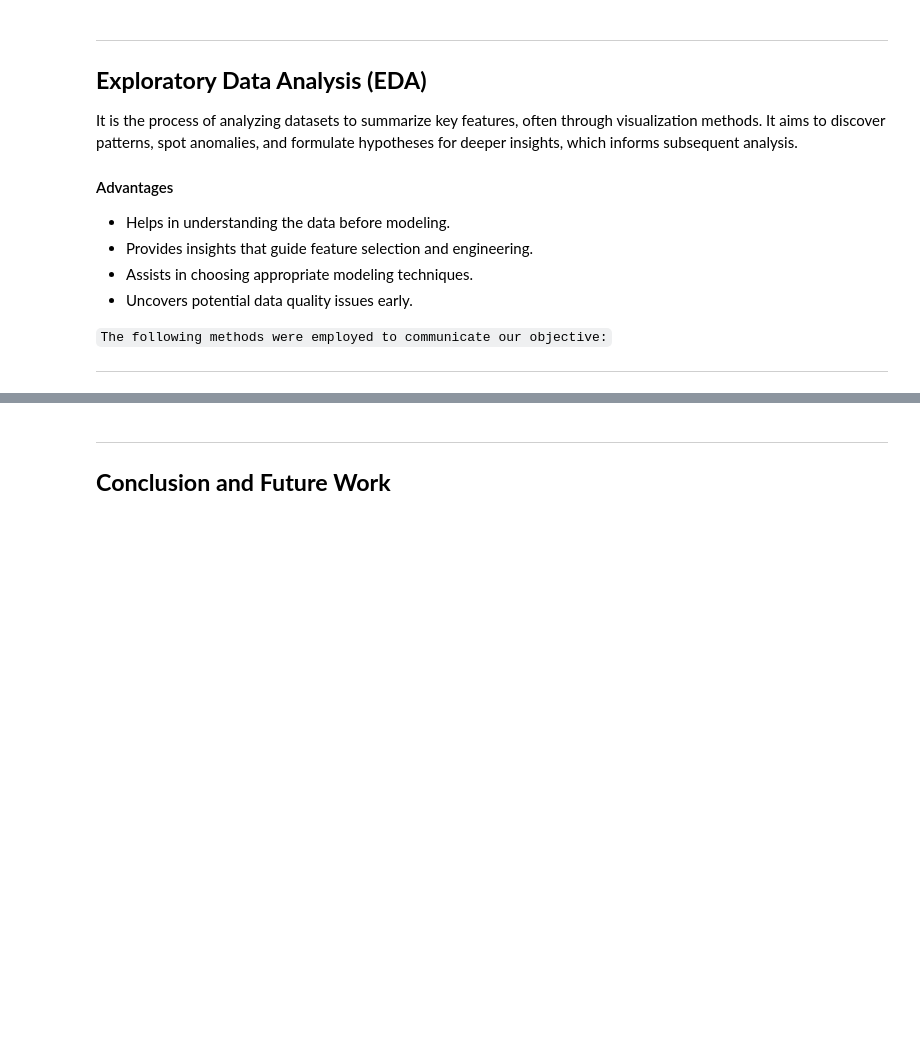
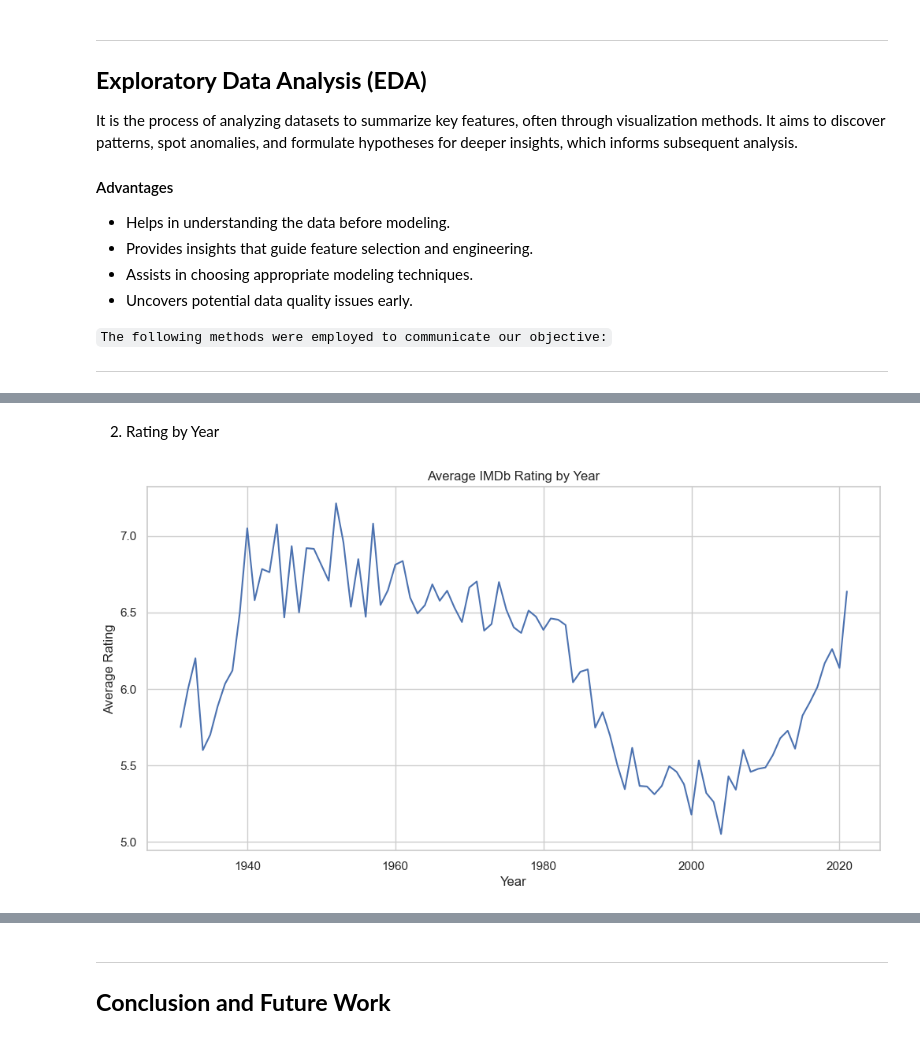
Before and after one commit to NoziphoNdebele/2025_Data_Science_Projects, a Jupyter notebook: MOVIE_RATING_PREDICTION_WITH_PYTHON/MOVIE_RATING_PREDICTION_WITH_PYTHON.ipynb, the cells around one changed output, grey strips where cells are left out. Cells and saved outputs as stored; diff of their text form; code cells hidden in the pictures; blank space fills up the shorter version.

```diff
--- a/MOVIE_RATING_PREDICTION_WITH_PYTHON/MOVIE_RATING_PREDICTION_WITH_PYTHON.ipynb
+++ b/MOVIE_RATING_PREDICTION_WITH_PYTHON/MOVIE_RATING_PREDICTION_WITH_PYTHON.ipynb
@@ -410,0 +467,14 @@ It is the process of analyzing datasets to summarize key features, often through
+# %% [markdown]
+2. Rating by Year
+# %%
+ratings_by_year = df_copy.groupby('Year')['Rating'].mean()
+
+plt.figure(figsize=(12, 6))
+sns.lineplot(x=ratings_by_year.index, y=ratings_by_year.values)
+plt.title('Average IMDb Rating by Year')
+plt.xlabel('Year')
+plt.ylabel('Average Rating')
+plt.grid(True)
+plt.show()
+# %% [output]
+[figure, added]
```
Also changed, not shown: parts of 23 cells of this notebook, 1 other file.
